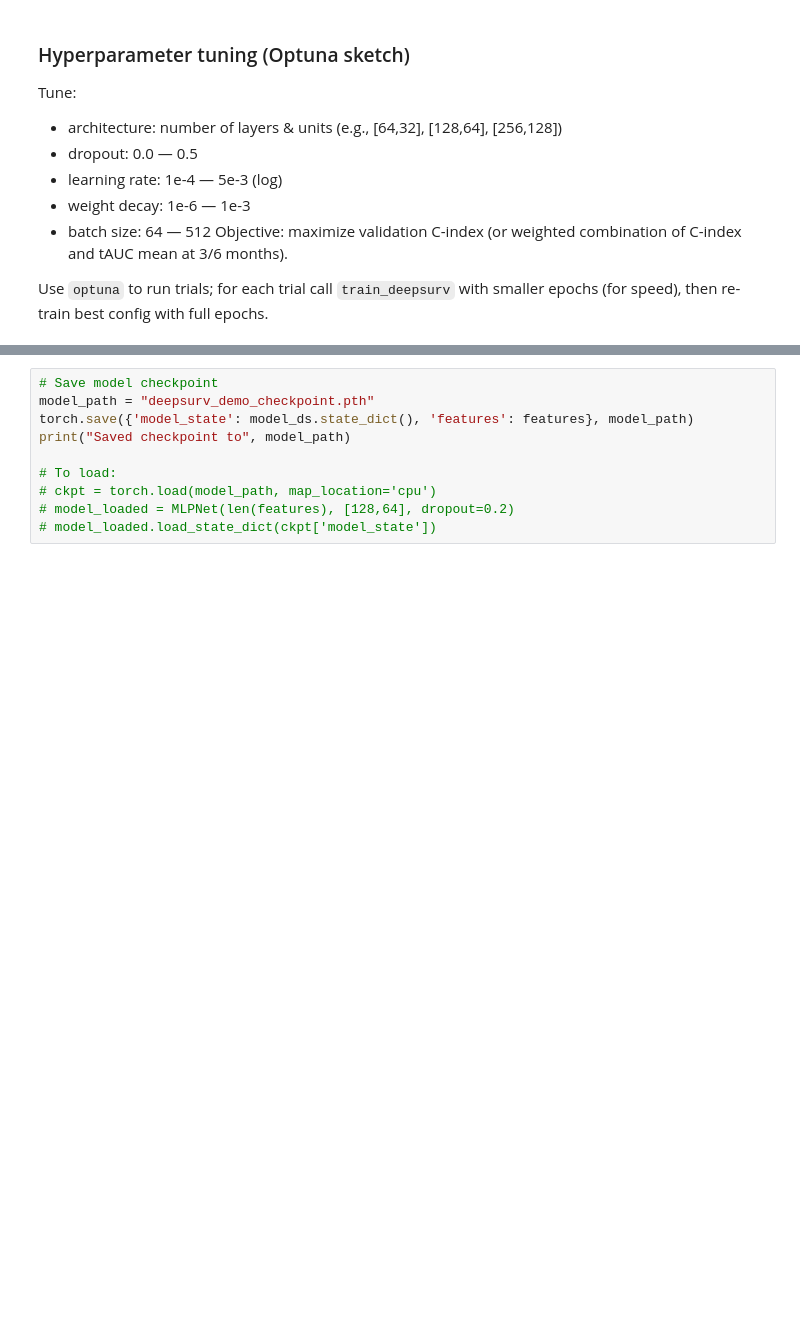
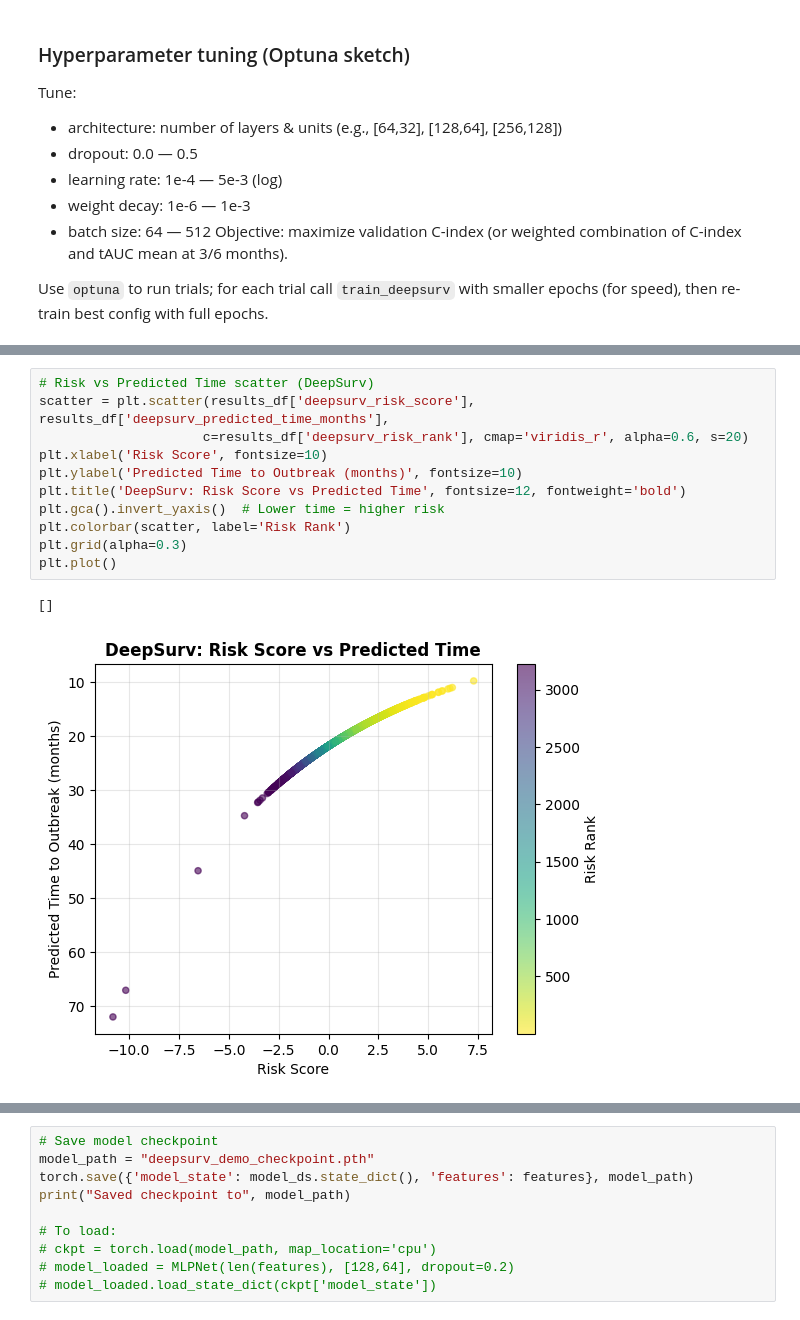
Before and after one commit to lsj0232191/measles-outbreak-timing, a Jupyter notebook: deep/deep.ipynb, the cells around one changed output, grey strips where cells are left out. Drawn from its saved outputs; the diff is of its cells as text; blank space fills up the shorter version.

```diff
--- a/deep/deep.ipynb
+++ b/deep/deep.ipynb
@@ -1358,0 +1146,14 @@ RSF Model:
+# %%
+# Risk vs Predicted Time scatter (DeepSurv)
+scatter = plt.scatter(results_df['deepsurv_risk_score'], results_df['deepsurv_predicted_time_months'],
+                     c=results_df['deepsurv_risk_rank'], cmap='viridis_r', alpha=0.6, s=20)
+plt.xlabel('Risk Score', fontsize=10)
+plt.ylabel('Predicted Time to Outbreak (months)', fontsize=10)
+plt.title('DeepSurv: Risk Score vs Predicted Time', fontsize=12, fontweight='bold')
+plt.gca().invert_yaxis()  # Lower time = higher risk
+plt.colorbar(scatter, label='Risk Rank')
+plt.grid(alpha=0.3)
+plt.plot()
+# %% [output]
+[]
+[figure, added]
```
Also changed, not shown: parts of 24 cells of this notebook, 11 other files.
